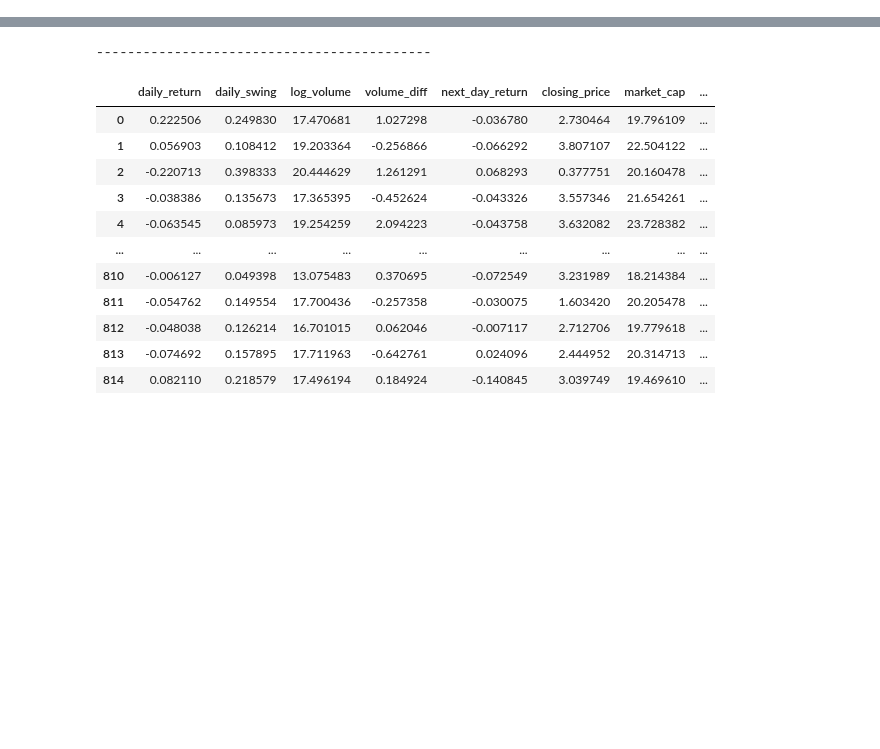
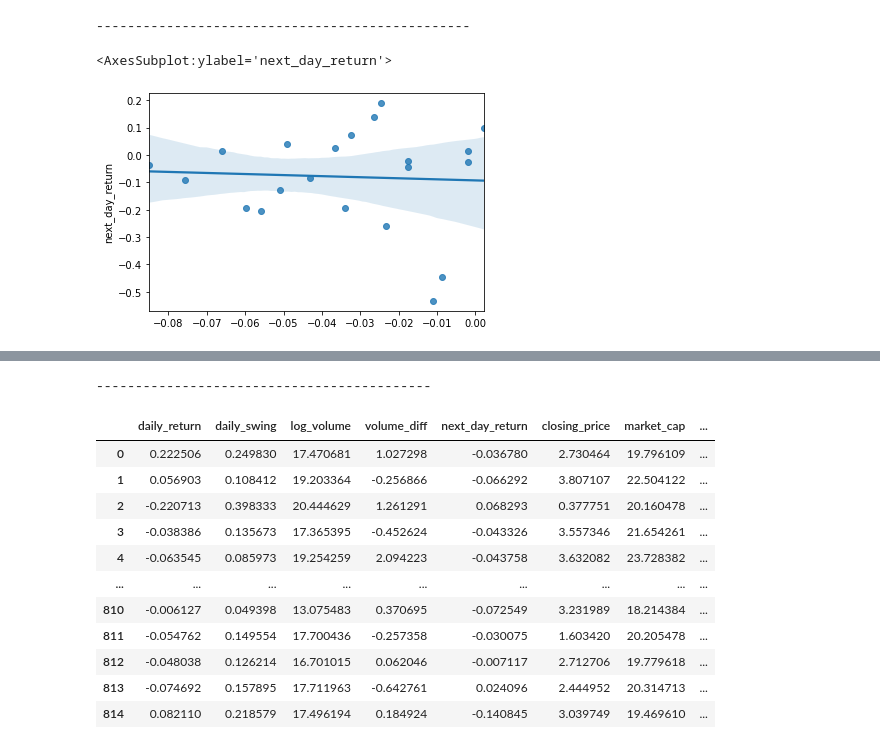
Before and after one commit to mcurcio5/discord-stonks, a Jupyter notebook: discord_analysis.ipynb, the cells around one changed output, grey strips where cells are left out. Cells and saved outputs as stored; diff of their text form; code cells hidden in the pictures; blank space fills up the shorter version.

```diff
--- a/discord_analysis.ipynb
+++ b/discord_analysis.ipynb
@@ -158,0 +26,20 @@ linearity_test(results, y)
+# %%
+stock_vip_test = stock_vip_test.get_stats_for_df()
+# %% [output]
+------------------------------------------------
+# %%
+# transform dataa
+X_test = stock_vip_test.drop(columns = ['next_day_return'])
+y_test = np.log(stock_vip_test['next_day_return'] + 1)
+# %%
+X_test_transformed = scaler.transform(X_test)
+# %%
+X_test_pca = X_test_transformed.dot(pca.components_.T)
+# %%
+X_test_pca = pd.DataFrame(columns = ['pca1'], data = X_test_pca[:,0])
+X_test_pca = sm.add_constant(X_test_pca)
+# %%
+sns.regplot(x = results.predict(X_test_pca), y= y_test)
+# %% [output]
+<AxesSubplot:ylabel='next_day_return'>
+[figure, added]
```
Also changed, not shown: parts of 74 cells of this notebook, 3 other files.
